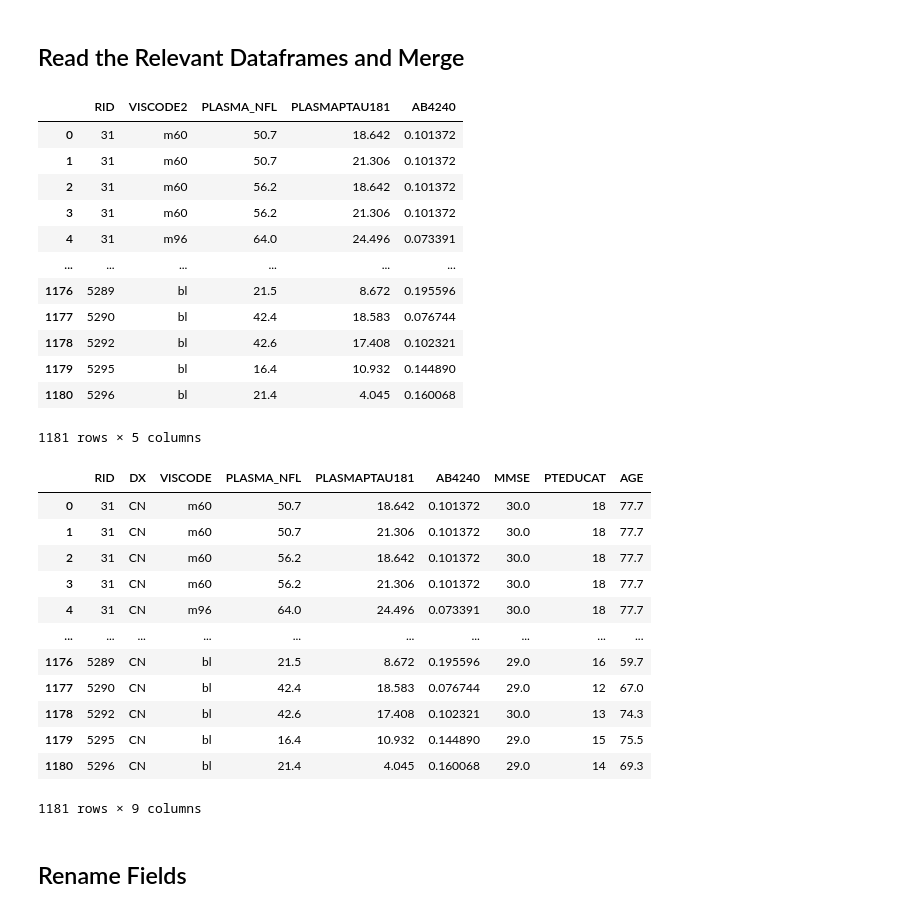
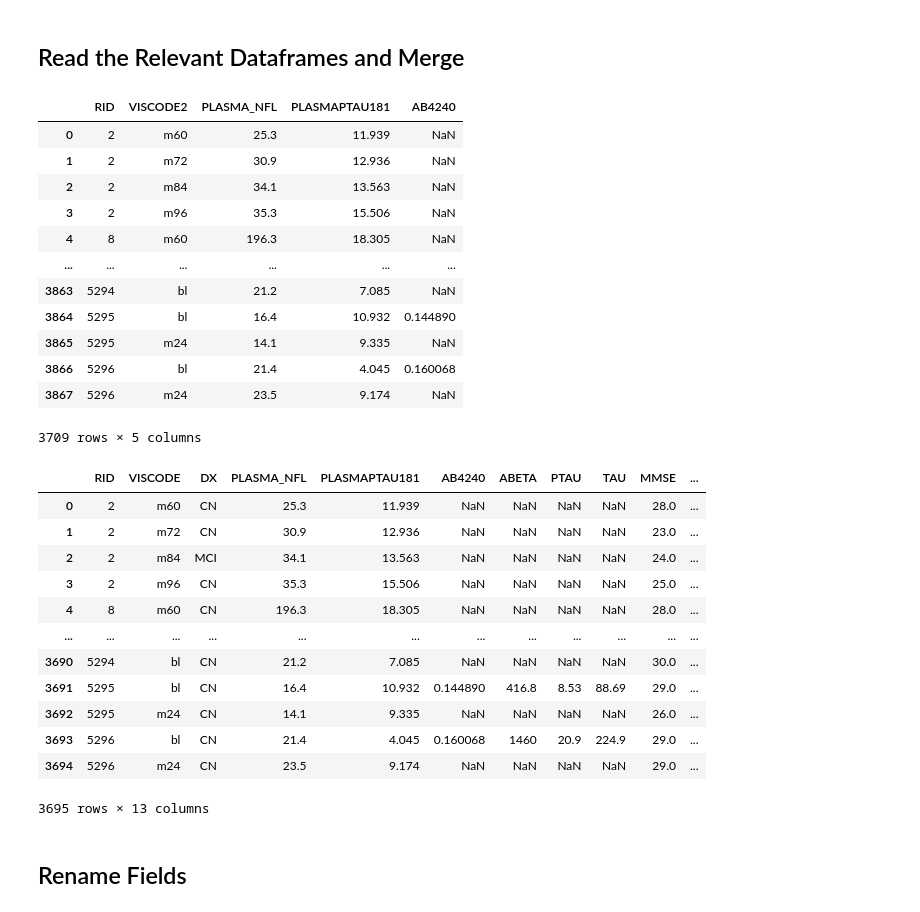
Before and after one commit to danielmakin/NoMoreAlzheimersDisease, a Jupyter notebook: PreProcessingFiles/PreProcessing2.ipynb, the cells around one changed output. Saved outputs shown, nothing was run; the diff lists cells and outputs as text; code cells hidden in the pictures.

```diff
--- a/PreProcessingFiles/PreProcessing2.ipynb
+++ b/PreProcessingFiles/PreProcessing2.ipynb
@@ -11,7 +11,10 @@ fields_needed = ['RID', 'VISCODE2', 'PLASMA_NFL', 'PLASMAPTAU181', 'ABETA42', 'A
 abvals = ['ABETA42', 'ABETA40']
 
 display1 = ['PLASMA_NFL', 'PLASMAPTAU181', 'AB4240'] # These should be the biomarker values
-display2 = ['MMSE', 'PTEDUCAT', 'AGE'] # This should be the Non-Blood values, such as MMSE etc.
+display2 = ['ABETA', 'PTAU', 'TAU'] # Should be the CSF Values
+display3 = ['MMSE', 'PTEDUCAT', 'AGE'] # This should be the Non-Blood values, such as MMSE etc.
+all_display = ['RID', 'VISCODE', 'DX', 'PLASMA_NFL', 'PLASMAPTAU181', 'AB4240', 'ABETA', 'PTAU', 'TAU', 'MMSE', 'PTEDUCAT', 'AGE', 'PTGENDER']
+
 
 output_file_path = "File2/"
 # %%
@@ -25,42 +28,43 @@ from PreProcessingPy import pp
 # %%
 # Read the dfs
 preprocessor = pp(files, ['RID', 'VISCODE2'], fields_needed)
+preprocessor.df.drop_duplicates(subset=['RID', 'VISCODE2'], inplace=True)
 
 # Create the AB42/AB40 value
 preprocessor.create_ab4240(abvals)
 preprocessor.df
 # %% [output]
 |  | RID | VISCODE2 | PLASMA_NFL | PLASMAPTAU181 | AB4240 |
-| 0 | 31 | m60 | 50.7 | 18.642 | 0.101372 |
-| 1 | 31 | m60 | 50.7 | 21.306 | 0.101372 |
-| 2 | 31 | m60 | 56.2 | 18.642 | 0.101372 |
-| 3 | 31 | m60 | 56.2 | 21.306 | 0.101372 |
-| 4 | 31 | m96 | 64.0 | 24.496 | 0.073391 |
+| 0 | 2 | m60 | 25.3 | 11.939 | NaN |
+| 1 | 2 | m72 | 30.9 | 12.936 | NaN |
+| 2 | 2 | m84 | 34.1 | 13.563 | NaN |
+| 3 | 2 | m96 | 35.3 | 15.506 | NaN |
+| 4 | 8 | m60 | 196.3 | 18.305 | NaN |
 | ... | ... | ... | ... | ... | ... |
-| 1176 | 5289 | bl | 21.5 | 8.672 | 0.195596 |
-| 1177 | 5290 | bl | 42.4 | 18.583 | 0.076744 |
-| 1178 | 5292 | bl | 42.6 | 17.408 | 0.102321 |
-| 1179 | 5295 | bl | 16.4 | 10.932 | 0.144890 |
-| 1180 | 5296 | bl | 21.4 | 4.045 | 0.160068 |
+| 3863 | 5294 | bl | 21.2 | 7.085 | NaN |
+| 3864 | 5295 | bl | 16.4 | 10.932 | 0.144890 |
+| 3865 | 5295 | m24 | 14.1 | 9.335 | NaN |
+| 3866 | 5296 | bl | 21.4 | 4.045 | 0.160068 |
+| 3867 | 5296 | m24 | 23.5 | 9.174 | NaN |
-1181 rows × 5 columns
+3709 rows × 5 columns
 # %%
 preprocessor.df.rename(columns={"VISCODE2":"VISCODE"}, inplace=True) # Data in the class is based on VISCODE
-preprocessor.add_adni_merge_data(['RID', 'DX', 'VISCODE', 'PLASMA_NFL', 'PLASMAPTAU181', 'AB4240', 'MMSE', 'PTEDUCAT', 'AGE'])
+preprocessor.add_adni_merge_data(all_display)
 preprocessor.df
 # %% [output]
-|  | RID | DX | VISCODE | PLASMA_NFL | PLASMAPTAU181 | AB4240 | MMSE | PTEDUCAT | AGE |
-| 0 | 31 | CN | m60 | 50.7 | 18.642 | 0.101372 | 30.0 | 18 | 77.7 |
-| 1 | 31 | CN | m60 | 50.7 | 21.306 | 0.101372 | 30.0 | 18 | 77.7 |
-| 2 | 31 | CN | m60 | 56.2 | 18.642 | 0.101372 | 30.0 | 18 | 77.7 |
-| 3 | 31 | CN | m60 | 56.2 | 21.306 | 0.101372 | 30.0 | 18 | 77.7 |
-| 4 | 31 | CN | m96 | 64.0 | 24.496 | 0.073391 | 30.0 | 18 | 77.7 |
-| ... | ... | ... | ... | ... | ... | ... | ... | ... | ... |
-| 1176 | 5289 | CN | bl | 21.5 | 8.672 | 0.195596 | 29.0 | 16 | 59.7 |
-| 1177 | 5290 | CN | bl | 42.4 | 18.583 | 0.076744 | 29.0 | 12 | 67.0 |
-| 1178 | 5292 | CN | bl | 42.6 | 17.408 | 0.102321 | 30.0 | 13 | 74.3 |
-| 1179 | 5295 | CN | bl | 16.4 | 10.932 | 0.144890 | 29.0 | 15 | 75.5 |
-| 1180 | 5296 | CN | bl | 21.4 | 4.045 | 0.160068 | 29.0 | 14 | 69.3 |
+|  | RID | VISCODE | DX | PLASMA_NFL | PLASMAPTAU181 | AB4240 | ABETA | PTAU | TAU | MMSE | ... |
+| 0 | 2 | m60 | CN | 25.3 | 11.939 | NaN | NaN | NaN | NaN | 28.0 | ... |
+| 1 | 2 | m72 | CN | 30.9 | 12.936 | NaN | NaN | NaN | NaN | 23.0 | ... |
+| 2 | 2 | m84 | MCI | 34.1 | 13.563 | NaN | NaN | NaN | NaN | 24.0 | ... |
+| 3 | 2 | m96 | CN | 35.3 | 15.506 | NaN | NaN | NaN | NaN | 25.0 | ... |
+| 4 | 8 | m60 | CN | 196.3 | 18.305 | NaN | NaN | NaN | NaN | 28.0 | ... |
+| ... | ... | ... | ... | ... | ... | ... | ... | ... | ... | ... | ... |
+| 3690 | 5294 | bl | CN | 21.2 | 7.085 | NaN | NaN | NaN | NaN | 30.0 | ... |
+| 3691 | 5295 | bl | CN | 16.4 | 10.932 | 0.144890 | 416.8 | 8.53 | 88.69 | 29.0 | ... |
+| 3692 | 5295 | m24 | CN | 14.1 | 9.335 | NaN | NaN | NaN | NaN | 26.0 | ... |
+| 3693 | 5296 | bl | CN | 21.4 | 4.045 | 0.160068 | 1460 | 20.9 | 224.9 | 29.0 | ... |
+| 3694 | 5296 | m24 | CN | 23.5 | 9.174 | NaN | NaN | NaN | NaN | 29.0 | ... |
-1181 rows × 9 columns
+3695 rows × 13 columns
 # %% [markdown]
 ## Rename Fields
 # %%
```
Also changed, not shown: parts of 11 cells of this notebook, 9 other files.
